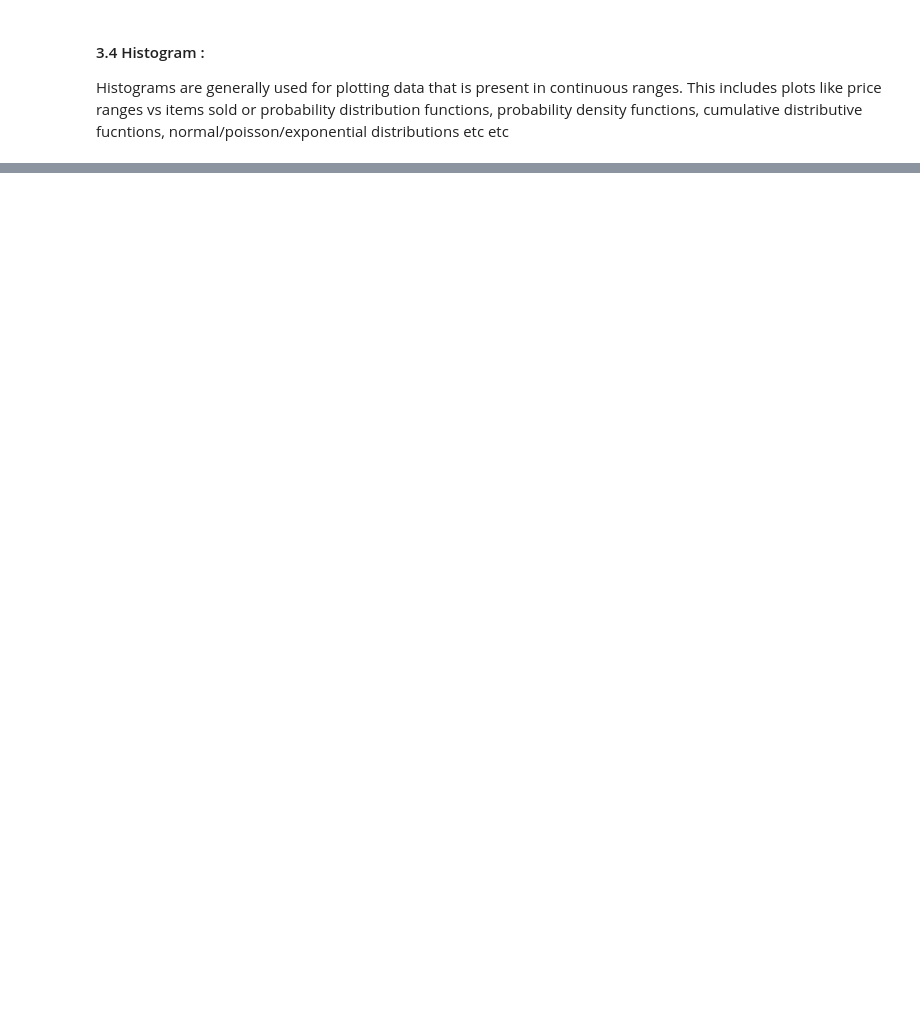
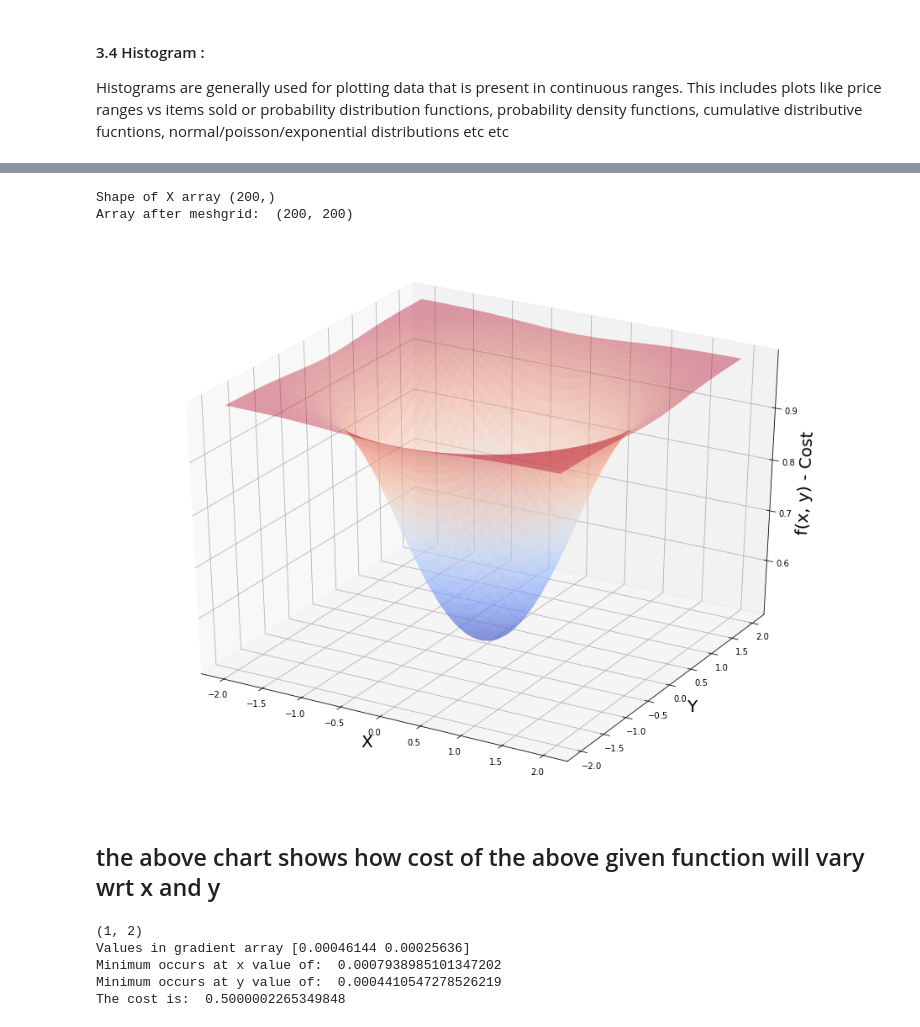
Before and after one commit to Prathamesh247/APSIT-AIML, a Jupyter notebook: Session 1/Matplotlib.ipynb, the cells around one changed output, grey strips where cells are left out. Saved outputs shown, nothing was run; the diff lists cells and outputs as text; code cells hidden in the pictures; blank space fills up the shorter version.

```diff
--- a/Session 1/Matplotlib.ipynb
+++ b/Session 1/Matplotlib.ipynb
@@ -201,0 +359,32 @@ ax.hist(x)
+# %%
+def f(x, y):
+    r = 3**(-x**2 - y**2)
+    return 1 / (r + 1)
+# %%
+# Make our x and y data
+x_4 = np.linspace(start=-2, stop=2, num=200)
+y_4 = np.linspace(start=-2, stop=2, num=200)
+
+print('Shape of X array', x_4.shape)
+
+x_4, y_4 = np.meshgrid(x_4, y_4)
+print('Array after meshgrid: ', x_4.shape)
+# %% [output]
+Shape of X array (200,)
+Array after meshgrid:  (200, 200)
+# %%
+# Generating 3D Plot
+fig = plt.figure(figsize=[16, 12])
+ax = fig.gca(projection='3d')
+
+ax.set_xlabel('X', fontsize=20)
+ax.set_ylabel('Y', fontsize=20)
+ax.set_zlabel('f(x, y) - Cost', fontsize=20)
+
+ax.plot_surface(x_4, y_4, f(x_4, y_4), cmap=cm.coolwarm, alpha=0.4)
+
+plt.show()
+# %% [output]
+[figure, added]
+# %% [markdown]
+## the above chart shows how cost of the above given function will vary wrt x and y
@@ -201,0 +400,28 @@ ax.hist(x)
+# %%
+# Setup
+multiplier = 0.1
+max_iter = 200
+params = np.array([1.8, 1.0]) # initial guess
+values_array = params.reshape(1, 2)
+print(values_array.shape)
+
+for n in range(max_iter):
+    gradient_x = fpx(params[0], params[1])
+    gradient_y = fpy(params[0], params[1])
+    gradients = np.array([gradient_x, gradient_y])
+    params = params - multiplier * gradients
+    #values_array = np.append(values_array, params.reshape(1, 2), axis=0)
+    values_array = np.concatenate((values_array, params.reshape(1, 2)), axis=0)
+
+
+# Results
+print('Values in gradient array', gradients)
+print('Minimum occurs at x value of: ', params[0])
+print('Minimum occurs at y value of: ', params[1])
+print('The cost is: ', f(params[0], params[1]))
+# %% [output]
+(1, 2)
+Values in gradient array [0.00046144 0.00025636]
+Minimum occurs at x value of:  0.0007938985101347202
+Minimum occurs at y value of:  0.0004410547278526219
+The cost is:  0.5000002265349848
```
Also changed, not shown: parts of 23 cells of this notebook.
